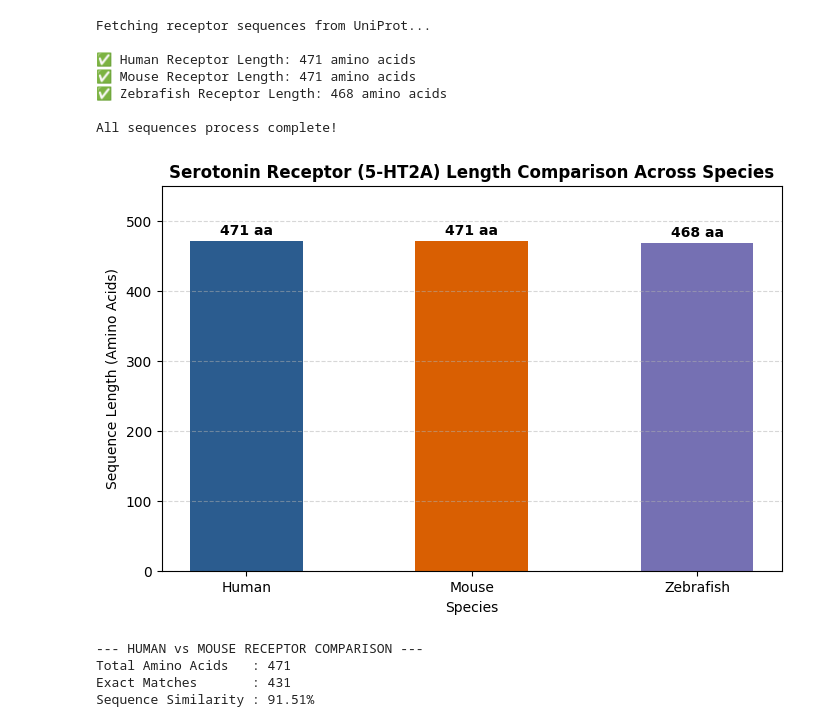
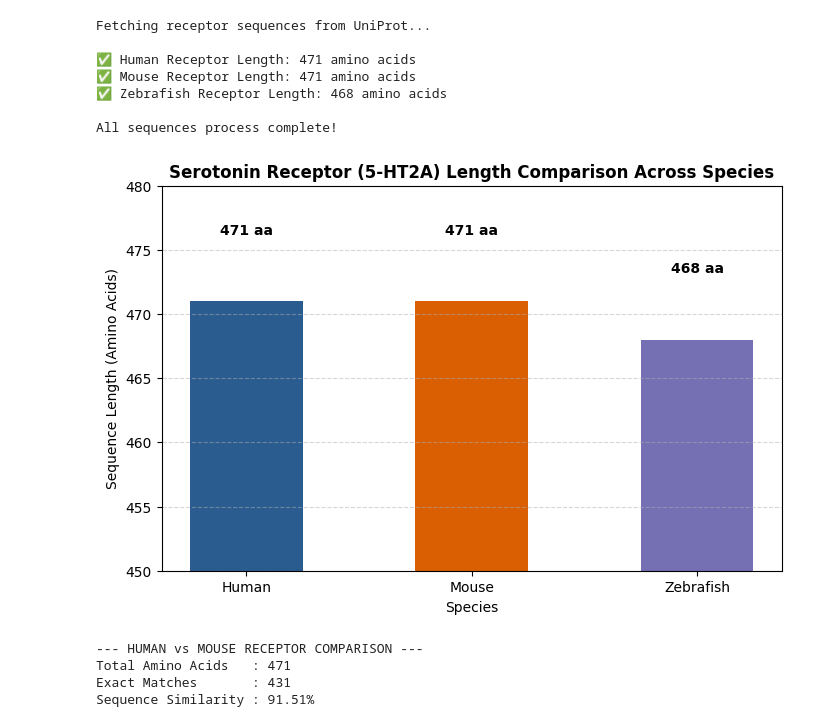
Before and after one commit to Nimra-bioinfo/bioinfo1_project, a Jupyter notebook: bioinfo_project.ipynb, the cells around one changed output. Cells and saved outputs as stored; diff of their text form; code cells hidden in the pictures.

```diff
--- a/bioinfo_project.ipynb
+++ b/bioinfo_project.ipynb
@@ -43,30 +43,30 @@ All sequences process complete!
 # %%
 import matplotlib.pyplot as plt
 
 # preparing the data
 species_names = list(sequences.keys())
 lengths = [len(seq) for seq in sequences.values()]
 
 # desgining the graph
 plt.figure(figsize=(8, 5))
 bars = plt.bar(species_names, lengths, color=['#2b5c8f', '#d95f02', '#7570b3'], width=0.5)
 
 # for writing the exact values above the graph
 for bar in bars:
     yval = bar.get_height()
     plt.text(bar.get_x() + bar.get_width()/2, yval + 5, f"{yval} aa", ha='center', va='bottom', fontweight='bold')
 
 # Labels aur Title
 plt.title('Serotonin Receptor (5-HT2A) Length Comparison Across Species', fontsize=12, fontweight='bold')
 plt.xlabel('Species', fontsize=10)
 plt.ylabel('Sequence Length (Amino Acids)', fontsize=10)
-plt.ylim(0, 550) # Y-axis limit
+plt.ylim(450, 480) # Y-axis limit
 plt.grid(axis='y', linestyle='--', alpha=0.5)
 
 # Display chart
 plt.show()
 # %% [output]
-[figure, old version]
+[figure, new version]
 # %%
 # Human and Mouse sequence comparing
 human_seq = sequences['Human']
```
